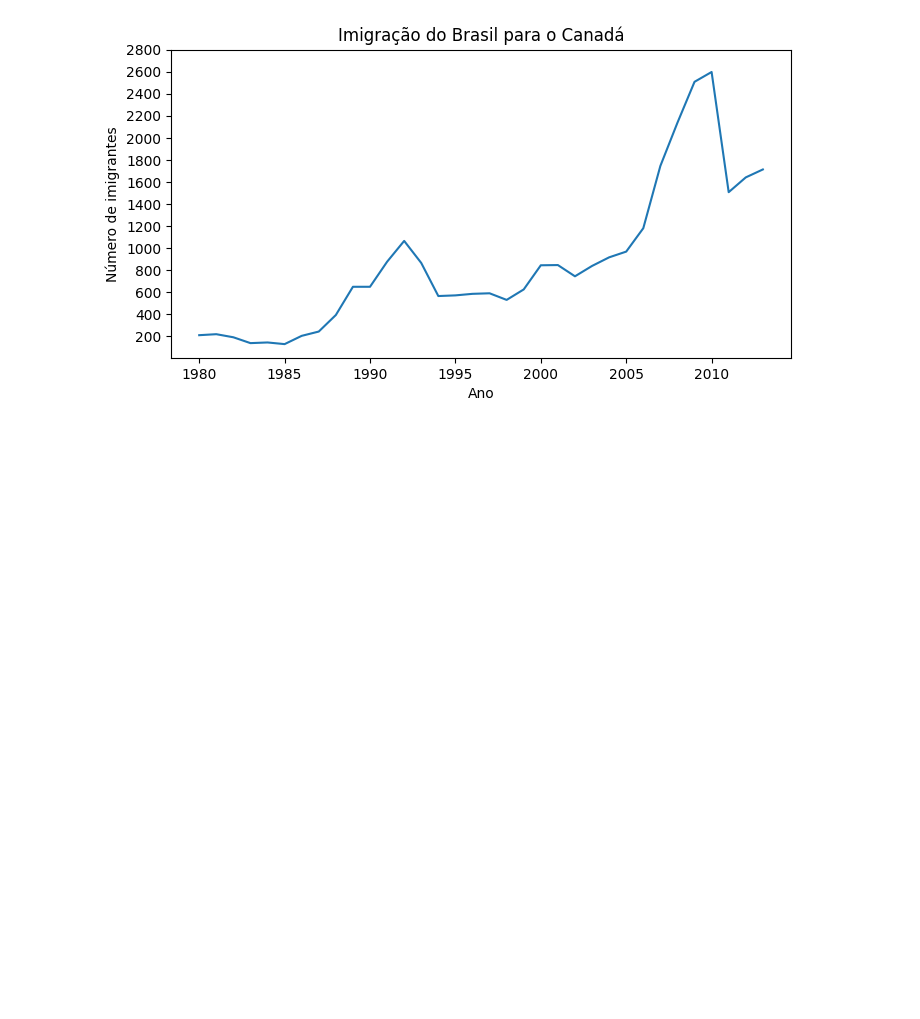
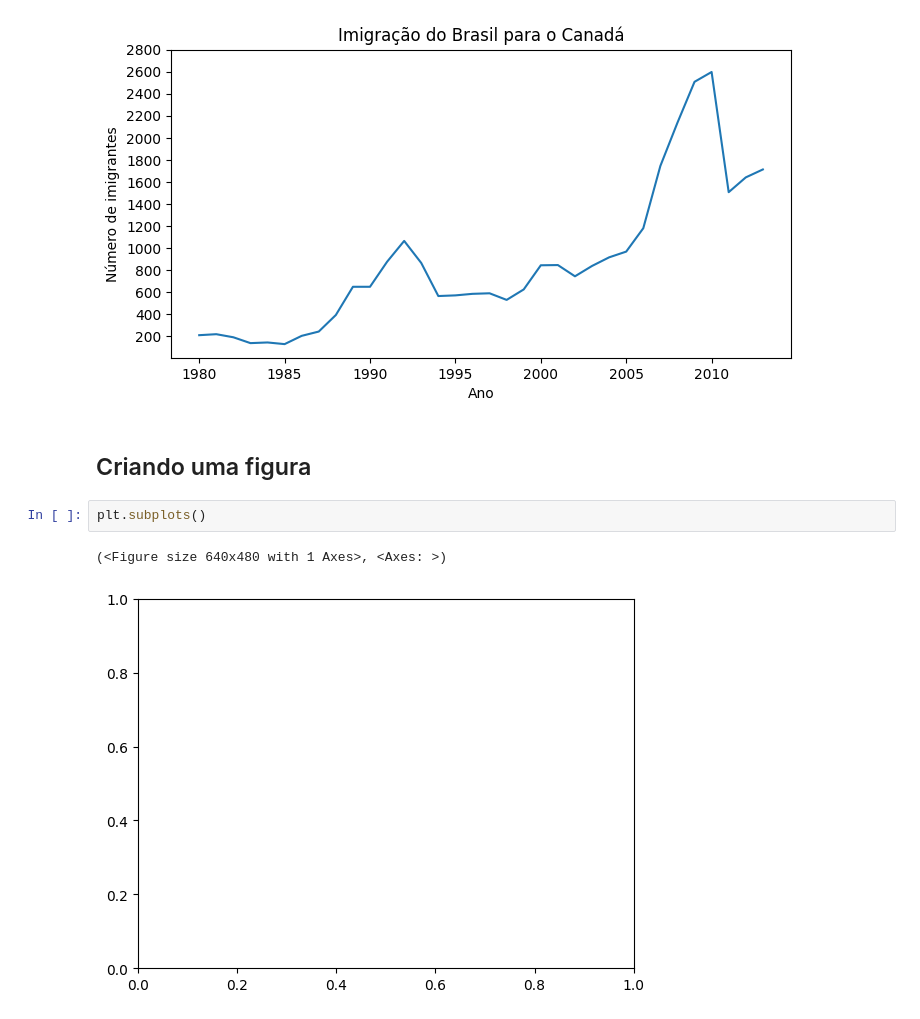
Before and after one commit to profsergiocosta/data_science_study, a Jupyter notebook: courses/data_vizualization_graficos_python/data_vizualization.ipynb, the cells around one changed output. Cells and saved outputs as stored; diff of their text form; blank space fills up the shorter version.

```diff
--- a/courses/data_vizualization_graficos_python/data_vizualization.ipynb
+++ b/courses/data_vizualization_graficos_python/data_vizualization.ipynb
@@ -176,3 +176,10 @@ plt.yticks(list( range(200,3000,200)))
 plt.show()
 # %% [output]
 [figure]
+# %% [markdown]
+## Criando uma figura
+# %%
+plt.subplots()
+# %% [output]
+(<Figure size 640x480 with 1 Axes>, <Axes: >)
+[figure, added]
```
Also changed, not shown: parts of 3 cells of this notebook.
